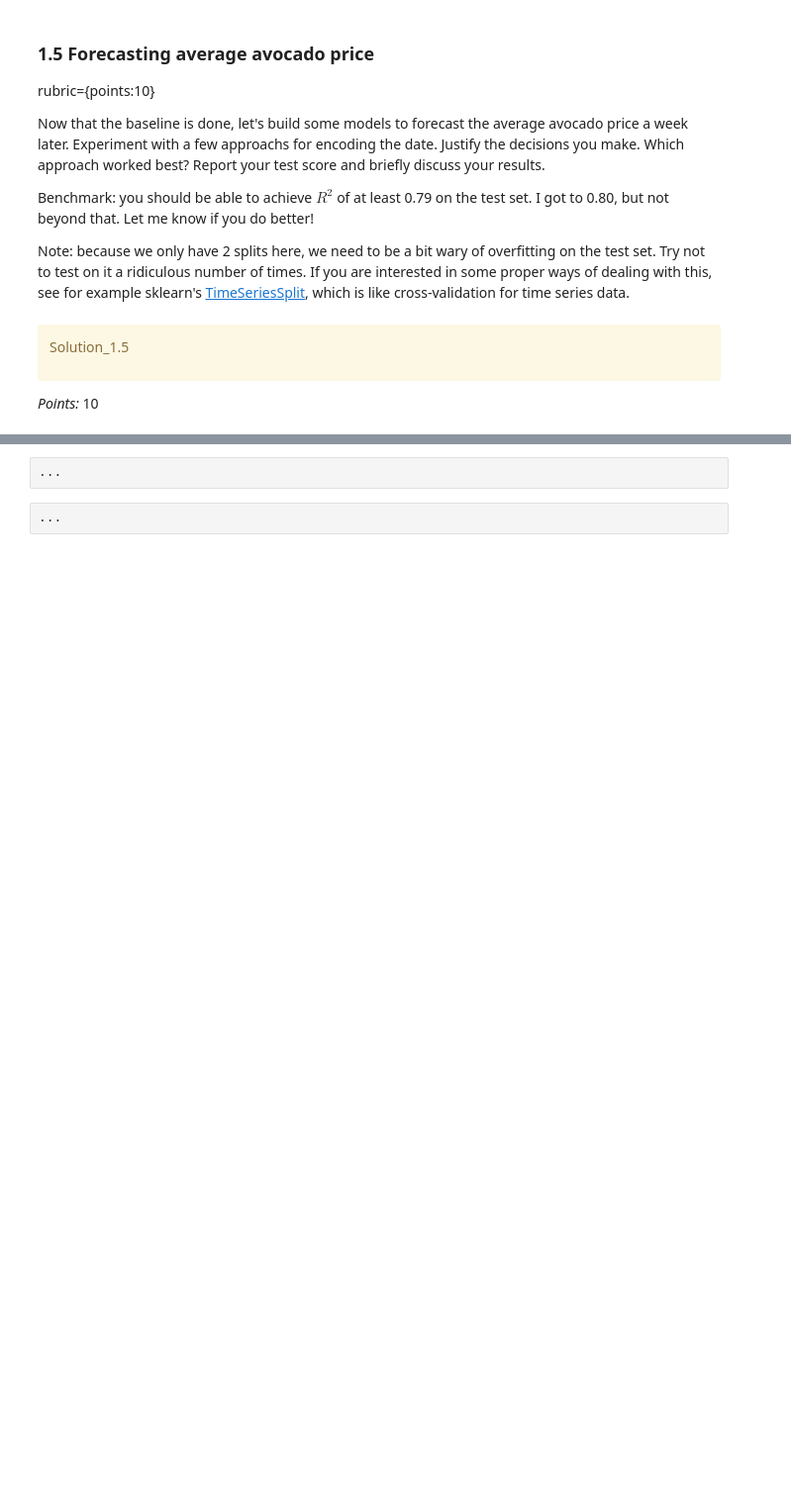
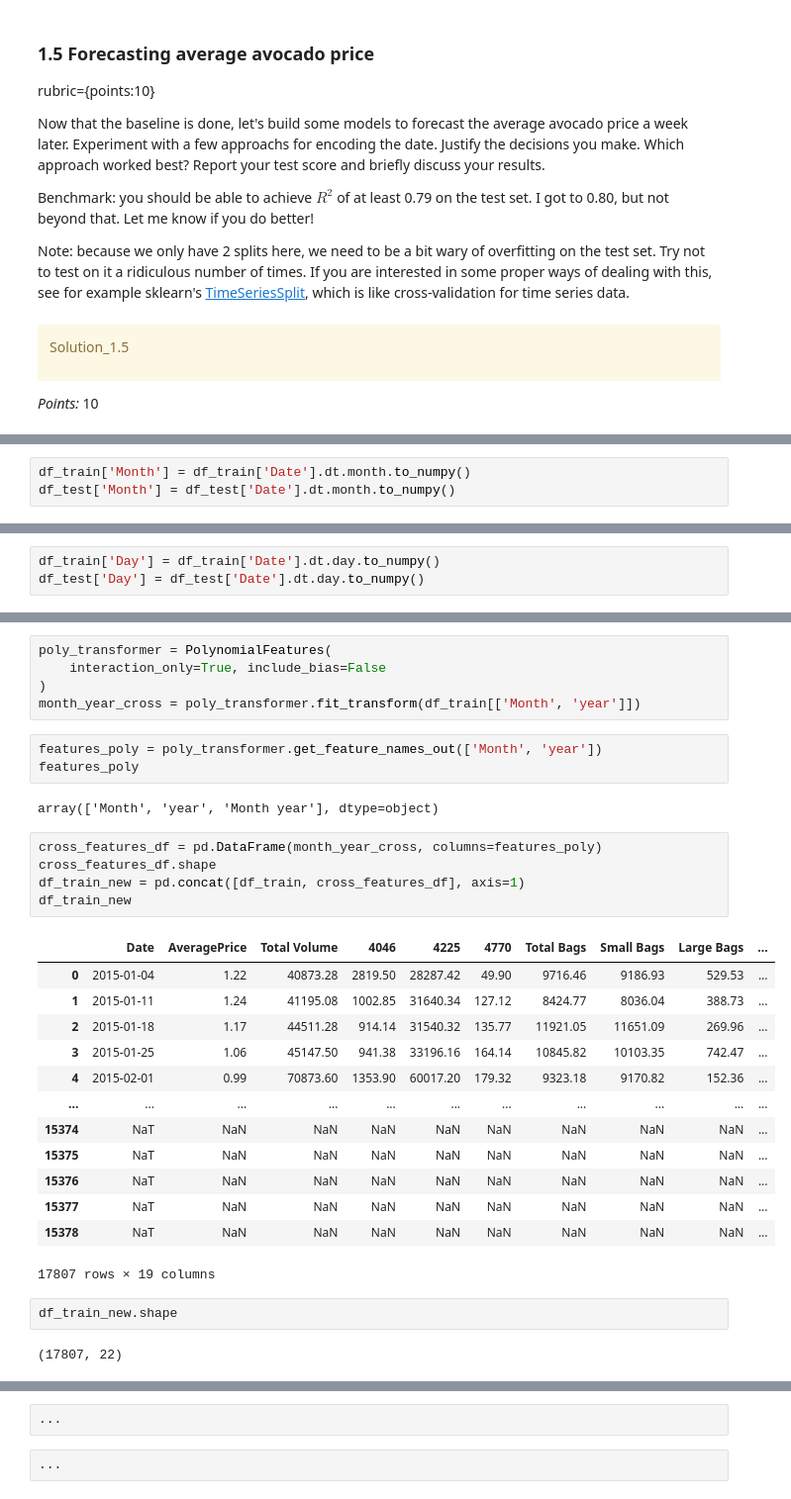
Before and after one commit to chloezandberg/cpsc330hw8, a Jupyter notebook: hw8.ipynb, the cells around one changed output, grey strips where cells are left out. Shown at 99% size. Drawn from its saved outputs; the diff is of its cells as text; blank space fills up the shorter version.

```diff
--- a/hw8.ipynb
+++ b/hw8.ipynb
@@ -460,0 +524,3 @@ _Type your answer here, replacing this text._
+# %%
+df_train['Month'] = df_train['Date'].dt.month.to_numpy()
+df_test['Month'] = df_test['Date'].dt.month.to_numpy()
@@ -460,0 +590,3 @@ _Type your answer here, replacing this text._
+# %%
+df_train['Day'] = df_train['Date'].dt.day.to_numpy()
+df_test['Day'] = df_test['Date'].dt.day.to_numpy()
@@ -460,0 +604,33 @@ _Type your answer here, replacing this text._
+# %%
+poly_transformer = PolynomialFeatures(
+    interaction_only=True, include_bias=False
+)
+month_year_cross = poly_transformer.fit_transform(df_train[['Month', 'year']])
+# %%
+features_poly = poly_transformer.get_feature_names_out(['Month', 'year'])
+features_poly
+# %% [output]
+array(['Month', 'year', 'Month year'], dtype=object)
+# %%
+cross_features_df = pd.DataFrame(month_year_cross, columns=features_poly)
+cross_features_df.shape
+df_train_new = pd.concat([df_train, cross_features_df], axis=1)
+df_train_new
+# %% [output]
+|  | Date | AveragePrice | Total Volume | 4046 | 4225 | 4770 | Total Bags | Small Bags | Large Bags | ... |
+| 0 | 2015-01-04 | 1.22 | 40873.28 | 2819.50 | 28287.42 | 49.90 | 9716.46 | 9186.93 | 529.53 | ... |
+| 1 | 2015-01-11 | 1.24 | 41195.08 | 1002.85 | 31640.34 | 127.12 | 8424.77 | 8036.04 | 388.73 | ... |
+| 2 | 2015-01-18 | 1.17 | 44511.28 | 914.14 | 31540.32 | 135.77 | 11921.05 | 11651.09 | 269.96 | ... |
+| 3 | 2015-01-25 | 1.06 | 45147.50 | 941.38 | 33196.16 | 164.14 | 10845.82 | 10103.35 | 742.47 | ... |
+| 4 | 2015-02-01 | 0.99 | 70873.60 | 1353.90 | 60017.20 | 179.32 | 9323.18 | 9170.82 | 152.36 | ... |
+| ... | ... | ... | ... | ... | ... | ... | ... | ... | ... | ... |
+| 15374 | NaT | NaN | NaN | NaN | NaN | NaN | NaN | NaN | NaN | ... |
+| 15375 | NaT | NaN | NaN | NaN | NaN | NaN | NaN | NaN | NaN | ... |
+| 15376 | NaT | NaN | NaN | NaN | NaN | NaN | NaN | NaN | NaN | ... |
+| 15377 | NaT | NaN | NaN | NaN | NaN | NaN | NaN | NaN | NaN | ... |
+| 15378 | NaT | NaN | NaN | NaN | NaN | NaN | NaN | NaN | NaN | ... |
+17807 rows × 19 columns
+# %%
+df_train_new.shape
+# %% [output]
+(17807, 22)
```
Also changed, not shown: parts of 44 cells of this notebook.
